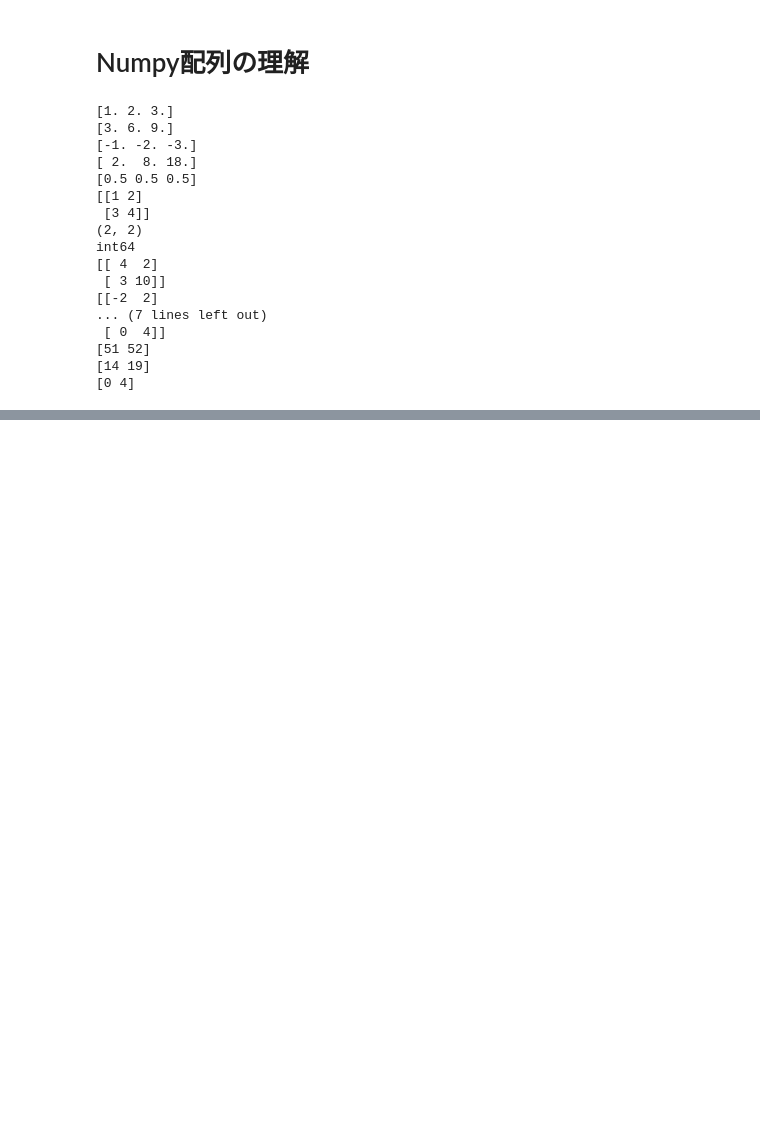
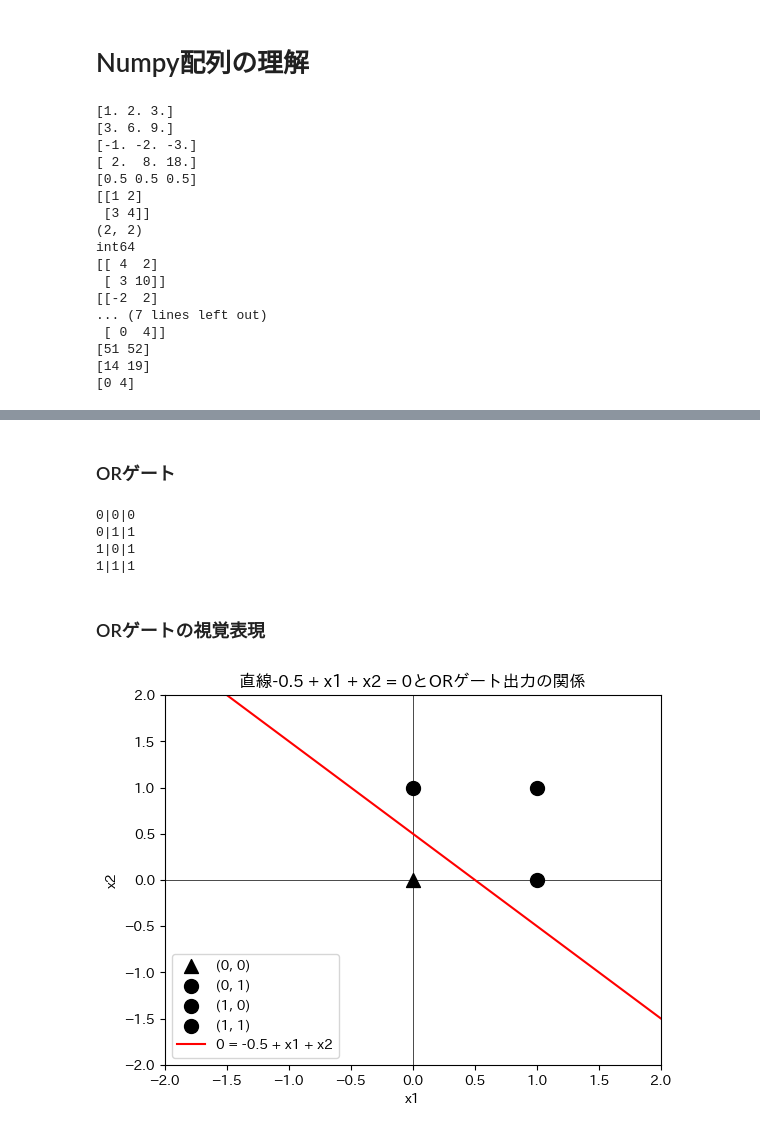
Before and after one commit to yoshiyuki-140/summer-camp-datadreamers-deeplearning, a Jupyter notebook: my-code/code-1.ipynb, the cells around one changed output, grey strips where cells are left out. Cells and saved outputs as stored; diff of their text form; code cells hidden in the pictures; blank space fills up the shorter version.

```diff
--- a/my-code/code-1.ipynb
+++ b/my-code/code-1.ipynb
@@ -105,0 +202,65 @@ int64
+# %% [markdown]
+### ORゲート
+# %%
+import numpy
+
+
+def OR(x1, x2):
+    x = numpy.array([x1, x2])
+    w = numpy.array([0.5, 0.5])  # 重み
+    b = -0.2  # バイアス
+    y = numpy.sum(x * w) + b
+    if y <= 0:
+        return 0
+    else:
+        return 1
+
+
+logic_test(OR)
+# %% [output]
+0|0|0
+0|1|1
+1|0|1
+1|1|1
+# %% [markdown]
+### ORゲートの視覚表現
+# %%
+import numpy as np
+import matplotlib.pyplot as plt
+
+
+# 各点の描画
+points = [(0, 0), (0, 1), (1, 0), (1, 1)]  # 真理値表の入力部分
+for point in points:
+    x1, x2 = point
+    y = OR(x1, x2)
+    # 実行結果が1ならを丸、それ以外を三角で表示
+    if y == 1:
+        marker = "o"
+    else:
+        marker = "^"
+    # 点を描画
+    plt.scatter(x1, x2, marker=marker, color="black", s=100, label=f"({x1}, {x2})")
+
+
+# x軸y軸の描画
+plt.axhline(y=0, color="black", linestyle="-", linewidth=0.5)
+plt.axvline(x=0, color="black", linestyle="-", linewidth=0.5)
+
+# 0 = -0.5 + x1 + x2をプロット
+x1_plane = np.linspace(-2, 2, 100)
+x2_plane = 0.5 - x1_plane
+plt.plot(x1_plane, x2_plane, color="red", label="0 = -0.5 + x1 + x2")
+
+# タイトルとラベルを追加
+plt.xlabel("x1")
+plt.ylabel("x2")
+plt.xlim(-2, 2)
+plt.ylim(-2, 2)
+plt.title("直線-0.5 + x1 + x2 = 0とORゲート出力の関係")
+plt.legend()  # 凡例を表示
+
+# 全体を表示
+plt.show()
+# %% [output]
+[figure, added]
```
Also changed, not shown: parts of 13 cells of this notebook.
